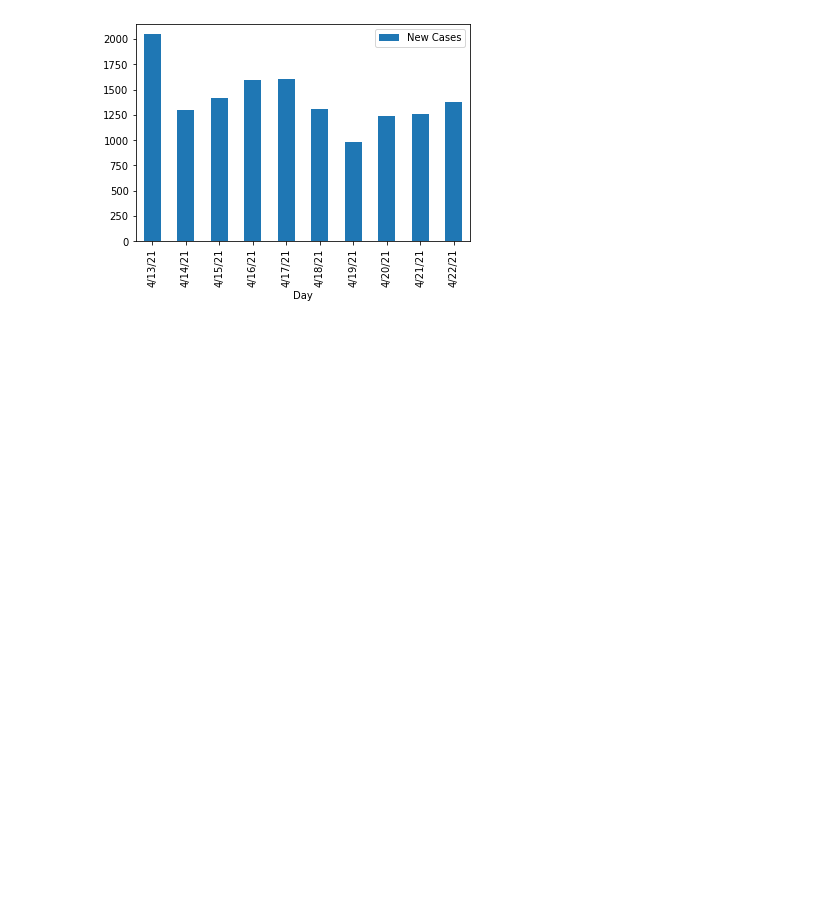
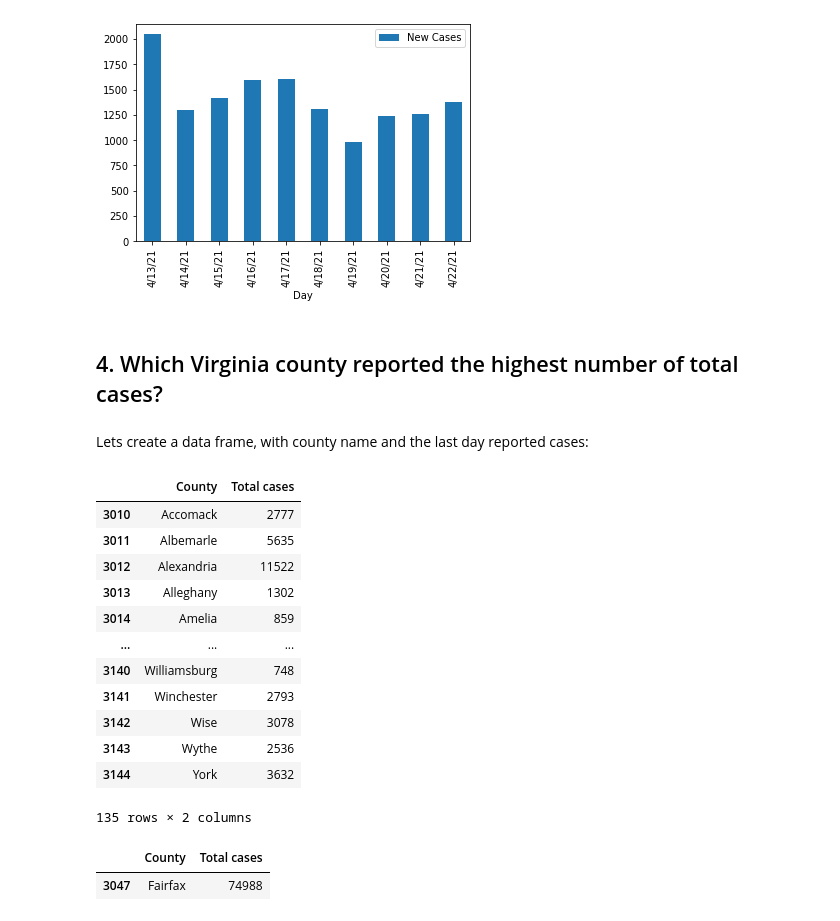
Before and after one commit to FrancoRosa/data-analysis, a Jupyter notebook: solutions.ipynb, the cells around one changed output. Saved outputs shown, nothing was run; the diff lists cells and outputs as text; code cells hidden in the pictures; blank space fills up the shorter version.

```diff
--- a/solutions.ipynb
+++ b/solutions.ipynb
@@ -178,3 +178,27 @@ df.plot("Day","New Cases",kind='bar')
 # %% [output]
 <AxesSubplot:xlabel='Day'>
 [figure]
+# %% [markdown]
+## 4. Which Virginia county reported the highest number of total cases?
+# %% [markdown]
+Lets create a data frame, with county name and the last day reported cases:
+# %%
+df = pd.DataFrame({
+    "County": covid_virginia["Admin2"],
+    "Total cases": covid_virginia[covid_virginia.columns[-1]]
+})
+df
+# %% [output]
+|  | County | Total cases |
+| 3010 | Accomack | 2777 |
+| 3011 | Albemarle | 5635 |
+| 3012 | Alexandria | 11522 |
+| 3013 | Alleghany | 1302 |
+| 3014 | Amelia | 859 |
+| ... | ... | ... |
+| 3140 | Williamsburg | 748 |
+| 3141 | Winchester | 2793 |
+| 3142 | Wise | 3078 |
+| 3143 | Wythe | 2536 |
+| 3144 | York | 3632 |
+135 rows × 2 columns
@@ -180,0 +207,5 @@ df.plot("Day","New Cases",kind='bar')
+# %%
+df.loc[df['Total cases'] == max(df["Total cases"])]
+# %% [output]
+|  | County | Total cases |
+| 3047 | Fairfax | 74988 |
```
Also changed, not shown: parts of 1 cell of this notebook.
